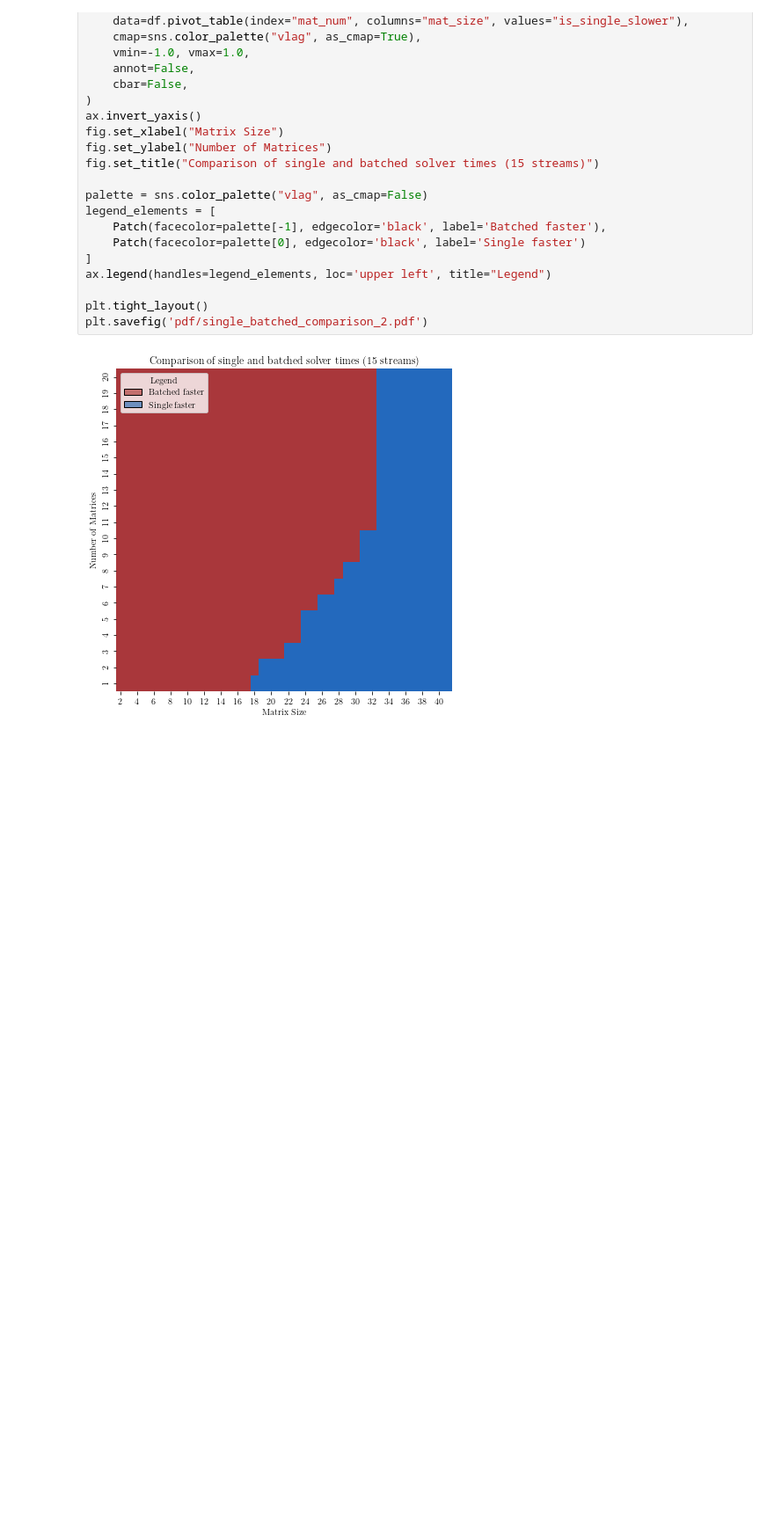
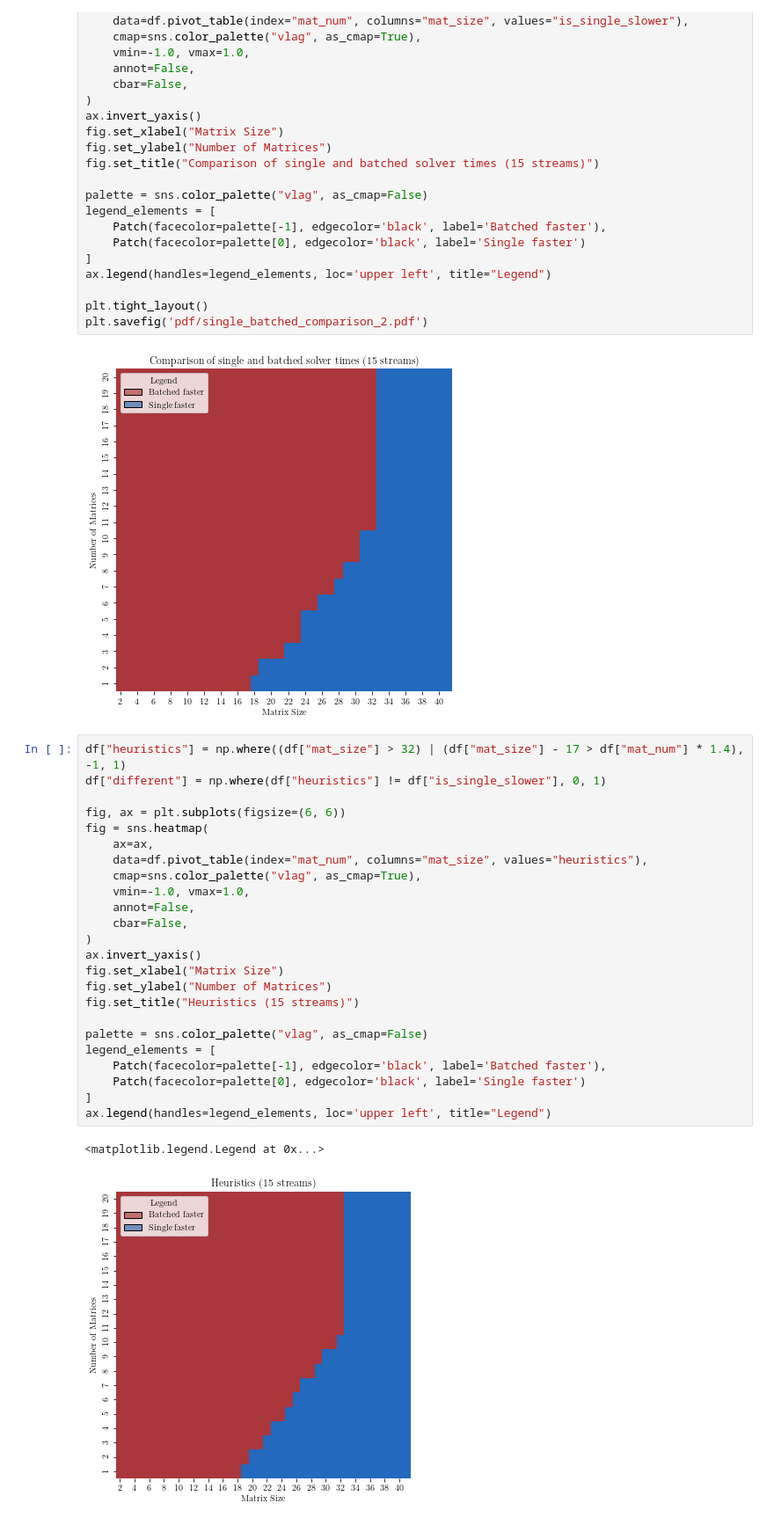
Before and after one commit to ComputationalRobotics/cuADMM, a Jupyter notebook: plots/single_batched_comparison.ipynb, the cells around one changed output. Shown at 88% size. Cells and saved outputs as stored; diff of their text form; blank space fills up the shorter version.

```diff
--- a/plots/single_batched_comparison.ipynb
+++ b/plots/single_batched_comparison.ipynb
@@ -86,3 +86,30 @@ plt.tight_layout()
 plt.savefig('pdf/single_batched_comparison_2.pdf')
 # %% [output]
 [figure]
+# %%
+df["heuristics"] = np.where((df["mat_size"] > 32) | (df["mat_size"] - 17 > df["mat_num"] * 1.4), -1, 1)
+df["different"] = np.where(df["heuristics"] != df["is_single_slower"], 0, 1)
+
+fig, ax = plt.subplots(figsize=(6, 6))
+fig = sns.heatmap(
+    ax=ax,
+    data=df.pivot_table(index="mat_num", columns="mat_size", values="heuristics"),
+    cmap=sns.color_palette("vlag", as_cmap=True),
+    vmin=-1.0, vmax=1.0,
+    annot=False,
+    cbar=False,
+)
+ax.invert_yaxis()
+fig.set_xlabel("Matrix Size")
+fig.set_ylabel("Number of Matrices")
+fig.set_title("Heuristics (15 streams)")
+
+palette = sns.color_palette("vlag", as_cmap=False)
+legend_elements = [
+    Patch(facecolor=palette[-1], edgecolor='black', label='Batched faster'),
+    Patch(facecolor=palette[0], edgecolor='black', label='Single faster')
+]
+ax.legend(handles=legend_elements, loc='upper left', title="Legend")
+# %% [output]
+<matplotlib.legend.Legend at 0x...>
+[figure, added]
```
Also changed, not shown: 5 other files.
